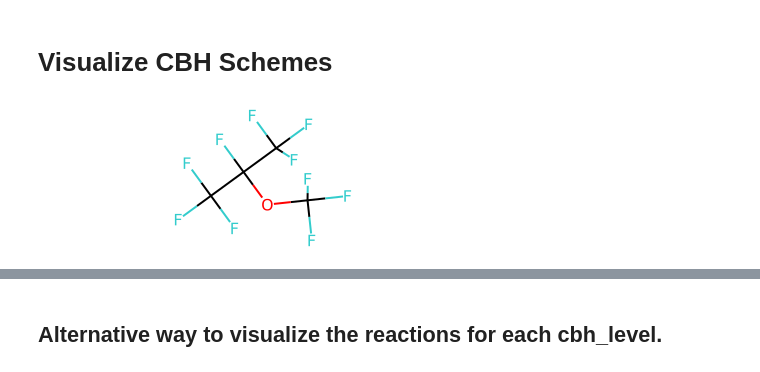
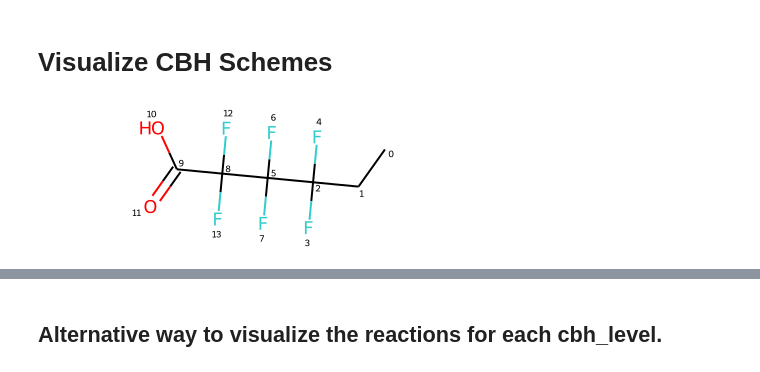
Before and after one commit to franklingoldsmith/autocbh, a Jupyter notebook: main/Visualize CBH.ipynb, the cells around one changed output, grey strips where cells are left out. Cells and saved outputs as stored; diff of their text form; code cells hidden in the pictures.

```diff
--- a/main/Visualize CBH.ipynb
+++ b/main/Visualize CBH.ipynb
@@ -14,20 +14,20 @@ import pandas as pd
 # %%
 # Input to the CBH generator is a SMILES string.
 # Visualize the molecule you will use.
 # Use the following link for getting help with this:
 #     http://www.cheminfo.org/flavor/malaria/Utilities/SMILES_generator___checker/index.html
 
 # If working with organometallics, please choose an atom that resembles the bonding pattern
 # ie. plantinum atom representing adsorption will not work with SMILES, but if you substitute with a halogen
 #    it will work
 
 ########### CHANGE THIS ############
-mol = 'C(F)(F)(F)OC(F)(C(F)(F)(F))(C(F)(F)(F))'
+mol = 'CCC(F)(F)C(F)(F)C(C(O)=O)(F)(F)'
 ####################################
 m = Chem.MolFromSmiles(mol)
 m
 # %% [output]
-[figure, old version]
+[figure, new version]
 # %%
 # Instantiate and build the CBH scheme
 # This will automatically build a CBH scheme until the rung before
```
Also changed, not shown: parts of 2 cells of this notebook, 3 other files.
